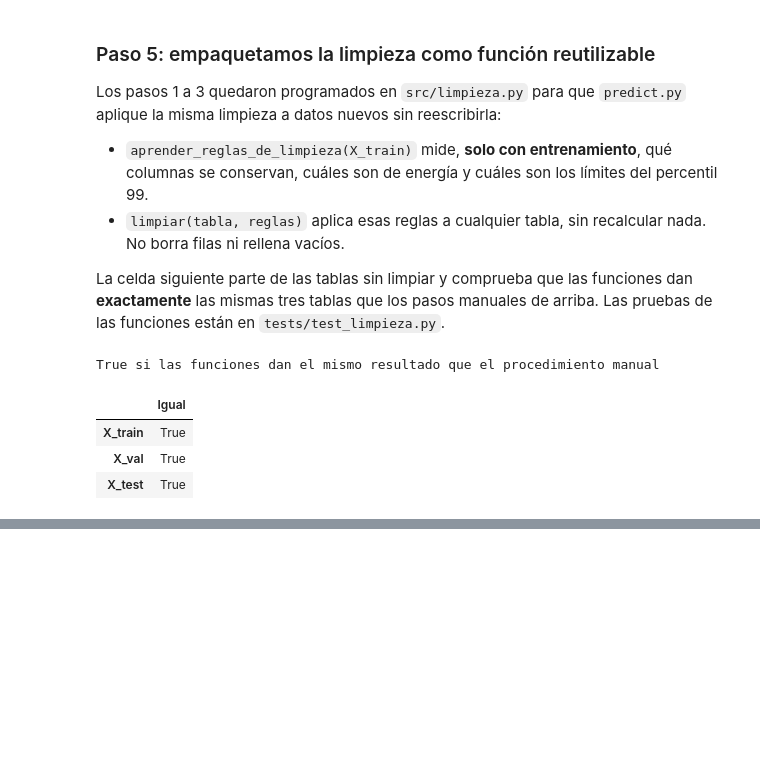
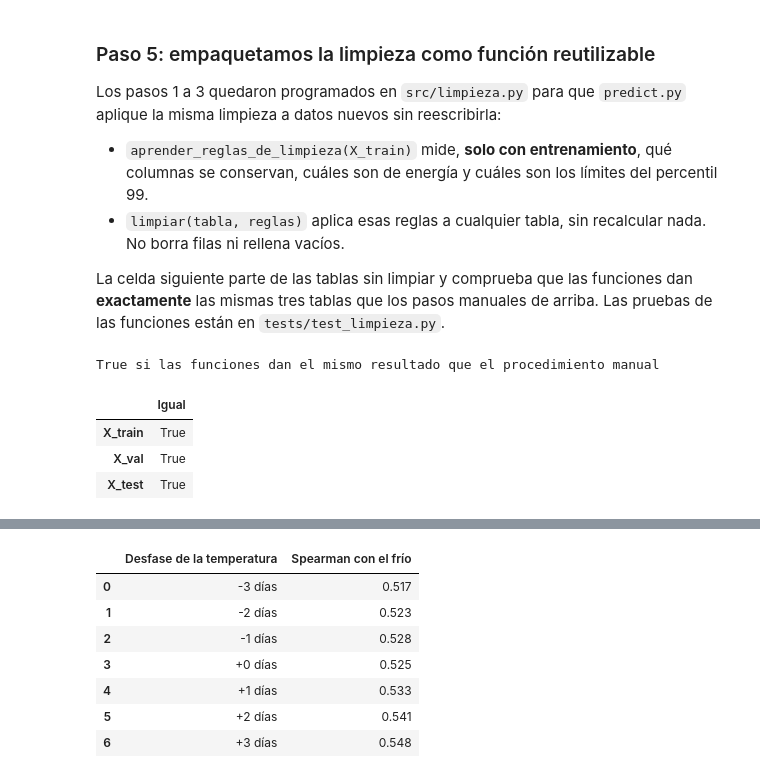
Before and after one commit to AlesioRios/Trabajo-Practico-Final-LD2, a Jupyter notebook: notebooks/preprocesamiento.ipynb, the cells around one changed output, grey strips where cells are left out. Cells and saved outputs as stored; diff of their text form; code cells hidden in the pictures; blank space fills up the shorter version.

```diff
--- a/notebooks/preprocesamiento.ipynb
+++ b/notebooks/preprocesamiento.ipynb
@@ -336,0 +528,77 @@ True si las funciones dan el mismo resultado que el procedimiento manual
+# %%
+import json
+import urllib.parse
+import urllib.request
+
+import numpy as np
+from sklearn.ensemble import HistGradientBoostingRegressor
+from sklearn.linear_model import Ridge
+from sklearn.model_selection import TimeSeriesSplit
+
+from auxiliar_functions import SEMILLA
+
+archivo_clima = Path("../data/interim/clima_tecate_prueba.json")
+if not archivo_clima.exists():
+    consulta = {"latitude": 32.5734, "longitude": -116.6254,         # Tecate, Baja California (aproximado)
+                "start_date": X_train["DIA"].min().strftime("%Y-%m-%d"), "end_date": X_val["DIA"].max().strftime("%Y-%m-%d"),
+                "daily": "temperature_2m_mean", "timezone": "America/Tijuana"}
+    try:
+        with urllib.request.urlopen("https://archive-api.open-meteo.com/v1/archive?" + urllib.parse.urlencode(consulta), timeout=30) as respuesta:
+            archivo_clima.parent.mkdir(exist_ok=True)
+            archivo_clima.write_text(respuesta.read().decode("utf8"), encoding="utf8")
+    except Exception as error:
+        print(f"No se pudo descargar la temperatura ({type(error).__name__}); no se puede repetir esta prueba sin conexión.")
+
+
+def evaluar_temperatura(entrenamiento, archivo):
+    """Imprime las tres tablas de la prueba de temperatura usando solo el tramo de entrenamiento."""
+    clima = pd.DataFrame(json.loads(archivo.read_text(encoding="utf8"))["daily"])
+    clima["DIA"] = pd.to_datetime(clima["time"])
+    t = entrenamiento[["DIA", "Frio (Kw)", "objetivo", "valido"]].merge(
+        clima[["DIA", "temperature_2m_mean"]].rename(columns={"temperature_2m_mean": "temp"}), on="DIA", how="left")
+    frio = t["Frio (Kw)"]
+
+    # Tabla 1: la temperatura de t+k contra el frío de t
+    desfases = pd.DataFrame({"Spearman con el frío": {
+        f"{k:+d} días": frio.corr(t["temp"].shift(-k), method="spearman") for k in range(-3, 4)}})
+    print("Tabla 1. Correlación entre el frío y la temperatura según el desfase")
+    display(tabla_simple(desfases.rename_axis("Desfase de la temperatura").reset_index(), precision=3))
+
+    # Tabla 2: total y sin la estación (se resta el promedio de cada mes)
+    validos = t[t["valido"]].copy()
+    mes = validos["DIA"].dt.month
+    desvio_frio = validos["Frio (Kw)"] - validos.groupby(mes)["Frio (Kw)"].transform("mean")
+    desvio_temp = validos["temp"] - validos.groupby(mes)["temp"].transform("mean")
+    print("Tabla 2. Correlación entre el frío y la temperatura, con y sin la estación")
+    display(tabla_simple(pd.DataFrame({"Spearman": {
+        "Frío y temperatura, tal cual": validos["Frio (Kw)"].corr(validos["temp"], method="spearman"),
+        "Desvíos respecto del promedio de su mes": desvio_frio.corr(desvio_temp, method="spearman")}}).rename_axis("Comparación").reset_index(), precision=3))
+
+    # Tabla 3: error al predecir el frío de mañana
+    dia_del_anio = t["DIA"].dt.dayofyear
+    datos = pd.DataFrame({
+        "frio_hoy": frio, "frio_ayer": frio.shift(1), "media_7_dias": frio.rolling(7, min_periods=5).mean(),
+        "seno": np.sin(2 * np.pi * dia_del_anio / 365.25), "coseno": np.cos(2 * np.pi * dia_del_anio / 365.25),
+        "temp_hoy": t["temp"], "temp_manana": t["temp"].shift(-1), "objetivo": t["objetivo"]}).dropna()
+    grupos = {"Sin temperatura": ["frio_hoy", "frio_ayer", "media_7_dias", "seno", "coseno"],
+              "Con la temperatura de hoy": ["frio_hoy", "frio_ayer", "media_7_dias", "seno", "coseno", "temp_hoy"],
+              "Con la temperatura de hoy y la real de mañana": ["frio_hoy", "frio_ayer", "media_7_dias", "seno", "coseno", "temp_hoy", "temp_manana"]}
+    modelos = {"Ridge": lambda: Ridge(alpha=1.0),
+               "Gradient boosting": lambda: HistGradientBoostingRegressor(random_state=SEMILLA, max_iter=150, learning_rate=0.05)}
+    y = datos["objetivo"].to_numpy()
+    maes = {}
+    for nombre_grupo, columnas in grupos.items():
+        X = datos[columnas].to_numpy()
+        maes[nombre_grupo] = {}
+        for nombre_modelo, crear in modelos.items():
+            errores = [np.mean(np.abs(crear().fit(X[ent], y[ent]).predict(X[val]) - y[val]))
+                       for ent, val in TimeSeriesSplit(5).split(X)]
+            maes[nombre_grupo][nombre_modelo] = np.mean(errores)
+    print(f"Tabla 3. Error medio (MAE, en kW) al predecir el frío de mañana, con {len(datos)} días de X_train")
+    display(tabla_simple(pd.DataFrame(maes).T.rename_axis("Variables usadas").reset_index(), precision=0))
+    print(f"Para comparar: la persistencia (repetir el frío de hoy) tiene un MAE de {np.mean(np.abs(datos['frio_hoy'] - y)):.0f} kW sobre los mismos días.")
+
+
+if archivo_clima.exists():
+    evaluar_temperatura(X_train, archivo_clima)
+# %% [output]
@@ -336,0 +606,8 @@ True si las funciones dan el mismo resultado que el procedimiento manual
+|  | Desfase de la temperatura | Spearman con el frío |
+| 0 | -3 días | 0.517 |
+| 1 | -2 días | 0.523 |
+| 2 | -1 días | 0.528 |
+| 3 | +0 días | 0.525 |
+| 4 | +1 días | 0.533 |
+| 5 | +2 días | 0.541 |
+| 6 | +3 días | 0.548 |
```
Also changed, not shown: parts of 10 cells of this notebook.
